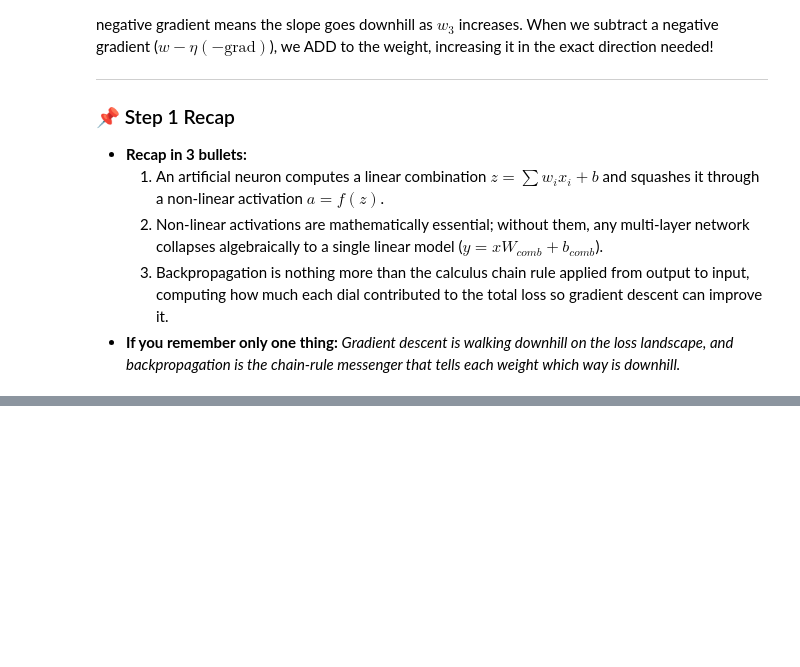
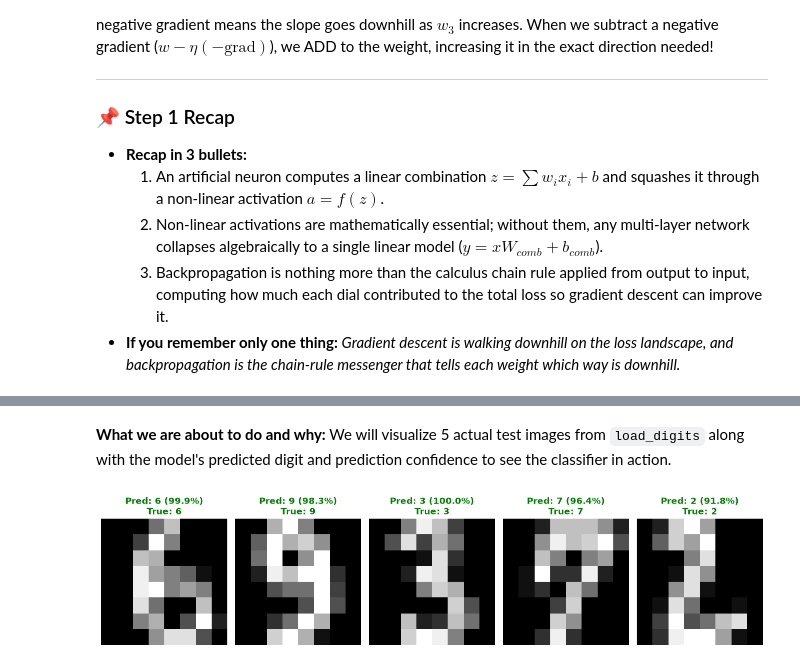
Before and after one commit to Arnav-Shrivastava/Neural-Networks-from-Scratch-Zero-To-Master, a Jupyter notebook: neural_network_from_scratch.ipynb, the cells around one changed output, grey strips where cells are left out. Saved outputs shown, nothing was run; the diff lists cells and outputs as text; code cells hidden in the pictures; folded sections open; blank space fills up the shorter version.

```diff
--- a/neural_network_from_scratch.ipynb
+++ b/neural_network_from_scratch.ipynb
@@ -652,0 +1027,24 @@ Because prediction was too small, increasing $w_3$ will increase the prediction
+# %% [markdown]
+**What we are about to do and why:**
+We will visualize 5 actual test images from `load_digits` along with the model's predicted digit and prediction confidence to see the classifier in action.
+# %%
+# Visualizing 5 test digit predictions
+val_probs = model_digits.forward(X_va)
+val_pred_labels = np.argmax(val_probs, axis=1)
+
+fig, axes = plt.subplots(1, 5, figsize=(13, 3))
+for idx, ax in enumerate(axes):
+    image = X_va[idx].reshape(8, 8) * 16.0
+    pred = val_pred_labels[idx]
+    true = y_va[idx]
+    conf = val_probs[idx, pred] * 100
+
+    color = "green" if pred == true else "red"
+    ax.imshow(image, cmap="gray")
+    ax.set_title(f"Pred: {pred} ({conf:.1f}%)\nTrue: {true}", color=color, fontweight="bold")
+    ax.axis("off")
+
+plt.tight_layout()
+plt.show()
+# %% [output]
+[figure, added]
```
Also changed, not shown: parts of 33 cells of this notebook, 1 other file.
